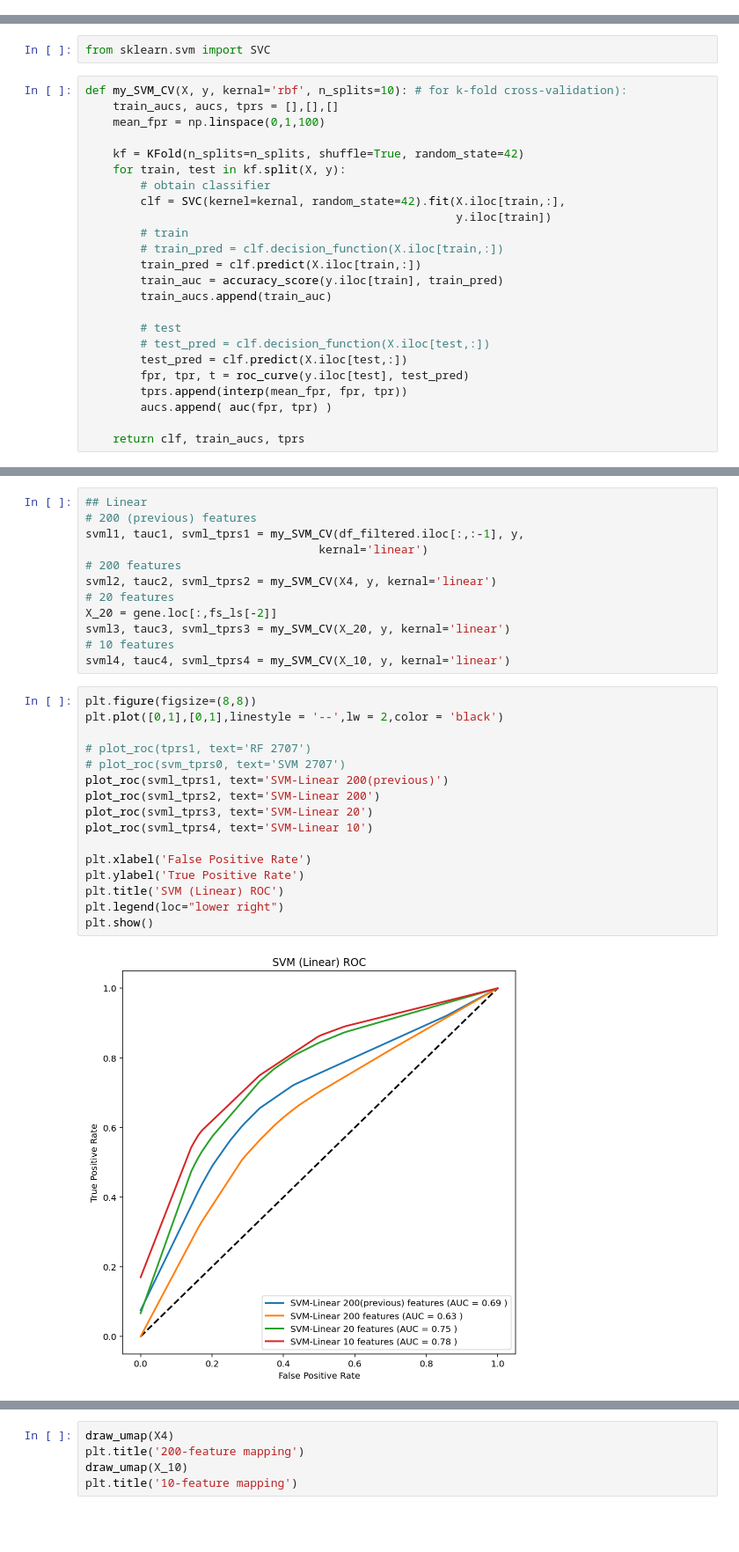
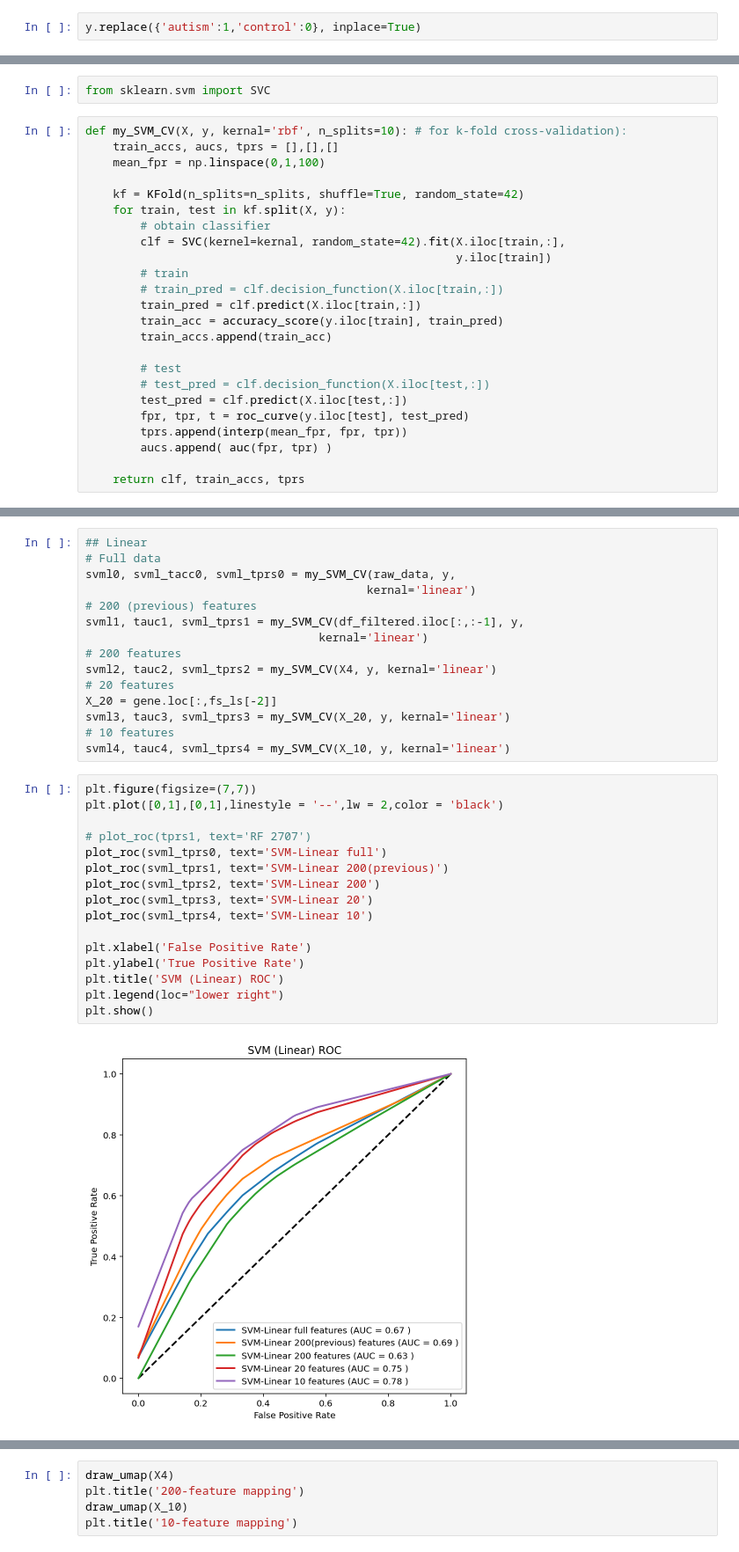
Before and after one commit to Yukodeng/118B-Final-Project, a Jupyter notebook: Cogs118B Final Project.ipynb, the cells around one changed output, grey strips where cells are left out. Shown at 88% size. Cells and saved outputs as stored; diff of their text form; blank space fills up the shorter version.

```diff
--- a/Cogs118B Final Project.ipynb
+++ b/Cogs118B Final Project.ipynb
@@ -385,0 +389,2 @@ plt.legend(loc="lower right")
+# %%
+y.replace({'autism':1,'control':0}, inplace=True)
@@ -430,7 +438,7 @@ gene_bestf['group'] = gene['group']
 from sklearn.svm import SVC
 # %%
 def my_SVM_CV(X, y, kernal='rbf', n_splits=10): # for k-fold cross-validation):
-    train_aucs, aucs, tprs = [],[],[]
+    train_accs, aucs, tprs = [],[],[]
     mean_fpr = np.linspace(0,1,100)
 
     kf = KFold(n_splits=n_splits, shuffle=True, random_state=42)
@@ -441,8 +449,8 @@ def my_SVM_CV(X, y, kernal='rbf', n_splits=10): # for k-fold cross-validation):
         # train
         # train_pred = clf.decision_function(X.iloc[train,:])
         train_pred = clf.predict(X.iloc[train,:])
-        train_auc = accuracy_score(y.iloc[train], train_pred)
-        train_aucs.append(train_auc)
+        train_acc = accuracy_score(y.iloc[train], train_pred)
+        train_accs.append(train_acc)
 
         # test
         # test_pred = clf.decision_function(X.iloc[test,:])
@@ -451,6 +459,6 @@ def my_SVM_CV(X, y, kernal='rbf', n_splits=10): # for k-fold cross-validation):
         tprs.append(interp(mean_fpr, fpr, tpr))
         aucs.append( auc(fpr, tpr) )
 
-    return clf, train_aucs, tprs
+    return clf, train_accs, tprs
 # %%
 # # Fit SVM model with 2707 features
@@ -488,5 +496,8 @@ plt.show()
 # %%
 ## Linear
+# Full data
+svml0, svml_tacc0, svml_tprs0 = my_SVM_CV(raw_data, y,
+                                         kernal='linear')
 # 200 (previous) features
 svml1, tauc1, svml_tprs1 = my_SVM_CV(df_filtered.iloc[:,:-1], y,
                                   kernal='linear')
@@ -498,20 +509,20 @@ svml3, tauc3, svml_tprs3 = my_SVM_CV(X_20, y, kernal='linear')
 # 10 features
 svml4, tauc4, svml_tprs4 = my_SVM_CV(X_10, y, kernal='linear')
 # %%
-plt.figure(figsize=(8,8))
+plt.figure(figsize=(7,7))
 plt.plot([0,1],[0,1],linestyle = '--',lw = 2,color = 'black')
 
 # plot_roc(tprs1, text='RF 2707')
-# plot_roc(svm_tprs0, text='SVM 2707')
+plot_roc(svml_tprs0, text='SVM-Linear full')
 plot_roc(svml_tprs1, text='SVM-Linear 200(previous)')
 plot_roc(svml_tprs2, text='SVM-Linear 200')
 plot_roc(svml_tprs3, text='SVM-Linear 20')
 plot_roc(svml_tprs4, text='SVM-Linear 10')
 
 plt.xlabel('False Positive Rate')
 plt.ylabel('True Positive Rate')
 plt.title('SVM (Linear) ROC')
 plt.legend(loc="lower right")
 plt.show()
 # %% [output]
-[figure, old version]
+[figure, new version]
```
Also changed, not shown: parts of 17 cells of this notebook.
